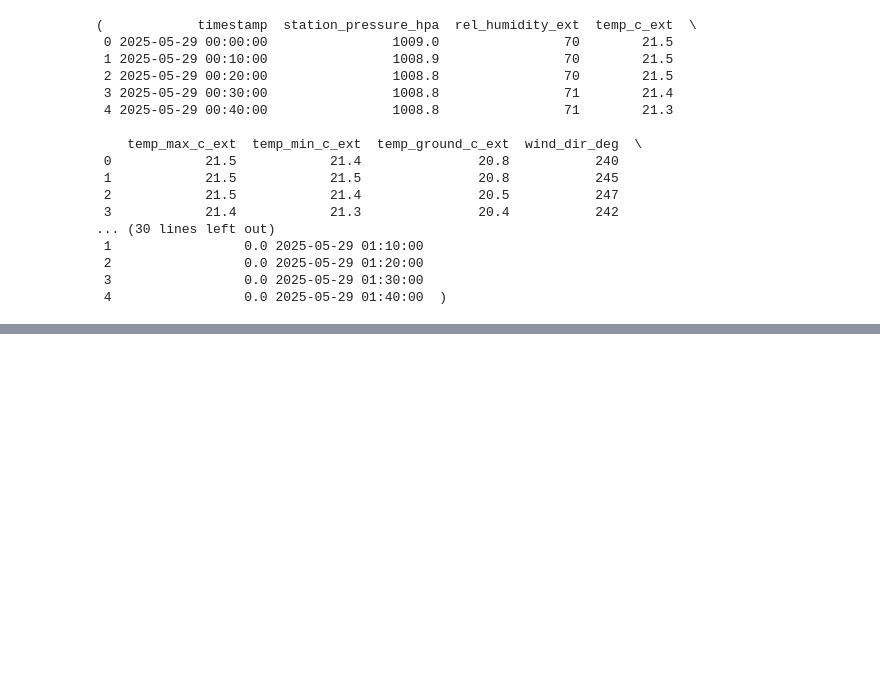
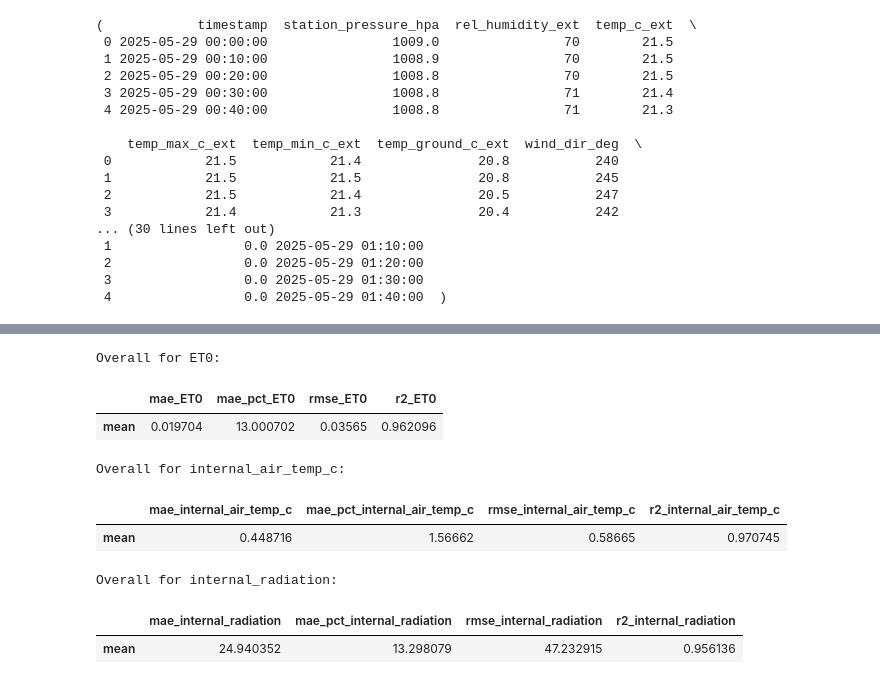
Before and after one commit to EliyahuEden/final_data_file, a Jupyter notebook: greenhouse_time_series_walkforward.ipynb, the cells around one changed output, grey strips where cells are left out. Cells and saved outputs as stored; diff of their text form; code cells hidden in the pictures; blank space fills up the shorter version.

```diff
--- a/greenhouse_time_series_walkforward.ipynb
+++ b/greenhouse_time_series_walkforward.ipynb
@@ -520,31 +432,0 @@ def plot_run(run_id, df=data, preds_df=preds_rh,
-# %%
-df = data.copy().sort_values("timestamp").reset_index(drop=True)
-
-# 10-min deltas
-df["rh_delta_10m"] = df["internal_rh_pct"].diff()
-if "rel_humidity_ext" in df.columns:
-    df["ext_rh_delta_10m"] = df["rel_humidity_ext"].diff()
-
-# Basic "impossible/very unlikely" sensor jump flag (tune threshold after you inspect histogram)
-RH_JUMP = 12  # %RH per 10 minutes (start here; tune)
-df["flag_rh_jump"] = df["rh_delta_10m"].abs() >= RH_JUMP
-
-# Mismatch vs external RH movement: internal jumps hard while external barely moves
-if "ext_rh_delta_10m" in df.columns:
-    df["flag_rh_mismatch"] = (df["rh_delta_10m"].abs() >= RH_JUMP) & (df["ext_rh_delta_10m"].abs() <= 2)
-
-# Sunrise-related: big radiation increase + RH drop (could be real, not an outlier)
-if "global_rad_wm2" in df.columns:
-    df["rad_delta_10m"] = df["global_rad_wm2"].diff()
-    df["flag_sunrise_drop"] = (df["rad_delta_10m"] >= 50) & (df["rh_delta_10m"] <= -RH_JUMP)
-
-# Show suspicious rows
-cols_show = ["timestamp","internal_rh_pct","rh_delta_10m"]
-for c in ["rel_humidity_ext","ext_rh_delta_10m","global_rad_wm2","rad_delta_10m",
-          "flag_rh_jump","flag_rh_mismatch","flag_sunrise_drop"]:
-    if c in df.columns:
-        cols_show.append(c)
-
-sus = df[df.get("flag_rh_jump", False) | df.get("flag_rh_mismatch", False)].copy()
-display(sus[cols_show].head(50))
-print("Total flagged rows:", len(sus))
@@ -671,0 +433,17 @@ Found 16 low-R2 runs: [0, 63, 65, 69, 70, 78, 80, 81, 83, 94, 95, 98, 99, 100, 1
+# %%
+# Per-target mean summary (keeps MAE, MAE%, RMSE, R2)
+for t in target_cols:
+    cols = [c for c in metrics_all.columns if any(k in c for k in [f"mae_{t}", f"mae_pct_{t}", f"rmse_{t}", f"r2_{t}"])]
+    if cols:
+        print(f"\nOverall for {t}:")
+        display(metrics_all[cols].mean().to_frame("mean").T)
+# %% [output]
+Overall for ET0:
+|  | mae_ET0 | mae_pct_ET0 | rmse_ET0 | r2_ET0 |
+| mean | 0.019704 | 13.000702 | 0.03565 | 0.962096 |
+Overall for internal_air_temp_c:
+|  | mae_internal_air_temp_c | mae_pct_internal_air_temp_c | rmse_internal_air_temp_c | r2_internal_air_temp_c |
+| mean | 0.448716 | 1.56662 | 0.58665 | 0.970745 |
+Overall for internal_radiation:
+|  | mae_internal_radiation | mae_pct_internal_radiation | rmse_internal_radiation | r2_internal_radiation |
+| mean | 24.940352 | 13.298079 | 47.232915 | 0.956136 |
```
Also changed, not shown: parts of 13 cells of this notebook.
